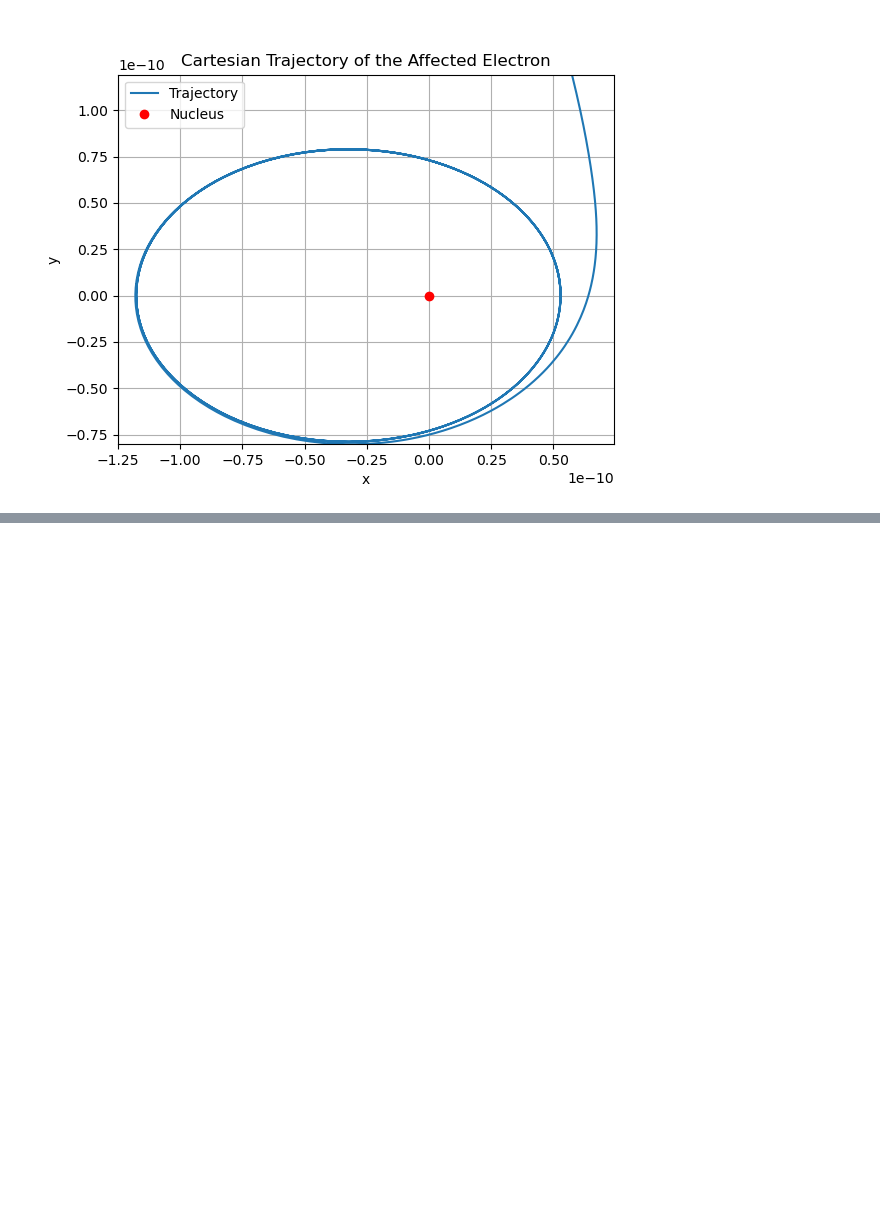
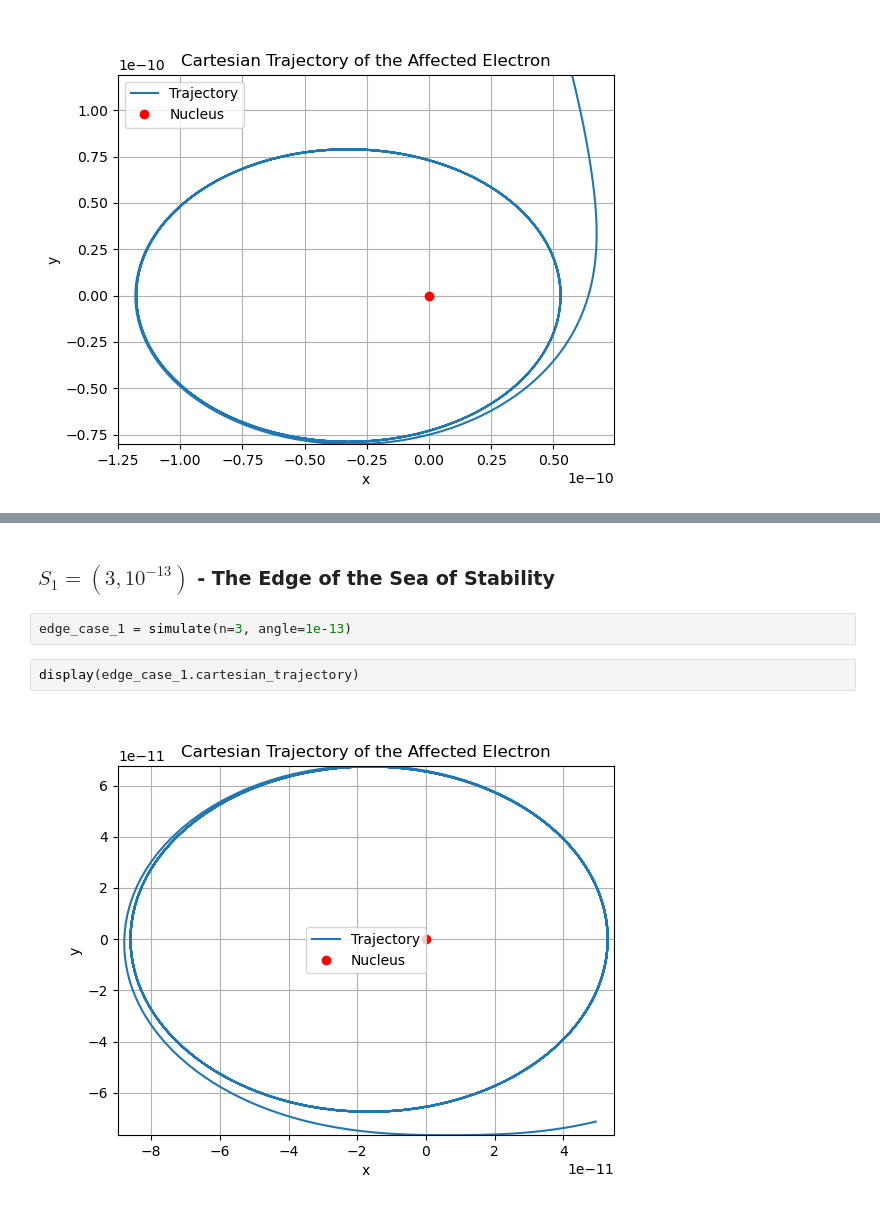
Before and after one commit to mufaro3/physics-210, a Jupyter notebook: Projects/Project 2.ipynb, the cells around one changed output, grey strips where cells are left out. Saved outputs shown, nothing was run; the diff lists cells and outputs as text; blank space fills up the shorter version.

```diff
--- a/Projects/Project 2.ipynb
+++ b/Projects/Project 2.ipynb
@@ -769,0 +815,8 @@ generate_contour(n_domain     = [1, 2, 3, 4, 5, 6, 7, 8, 9, 10],
+# %% [markdown]
+### $S_1 = (3, 10^{-13})$ - The Edge of the Sea of Stability
+# %%
+edge_case_1 = simulate(n=3, angle=1e-13)
+# %%
+display(edge_case_1.cartesian_trajectory)
+# %% [output]
+[figure, added]
```
Also changed, not shown: parts of 103 cells of this notebook, 4 other files.
